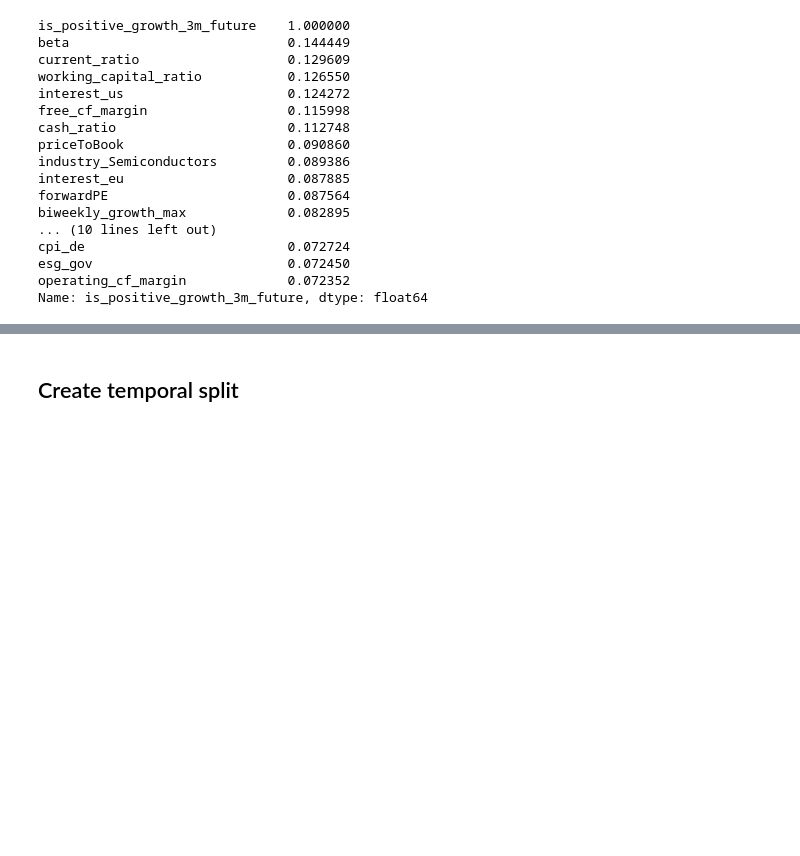
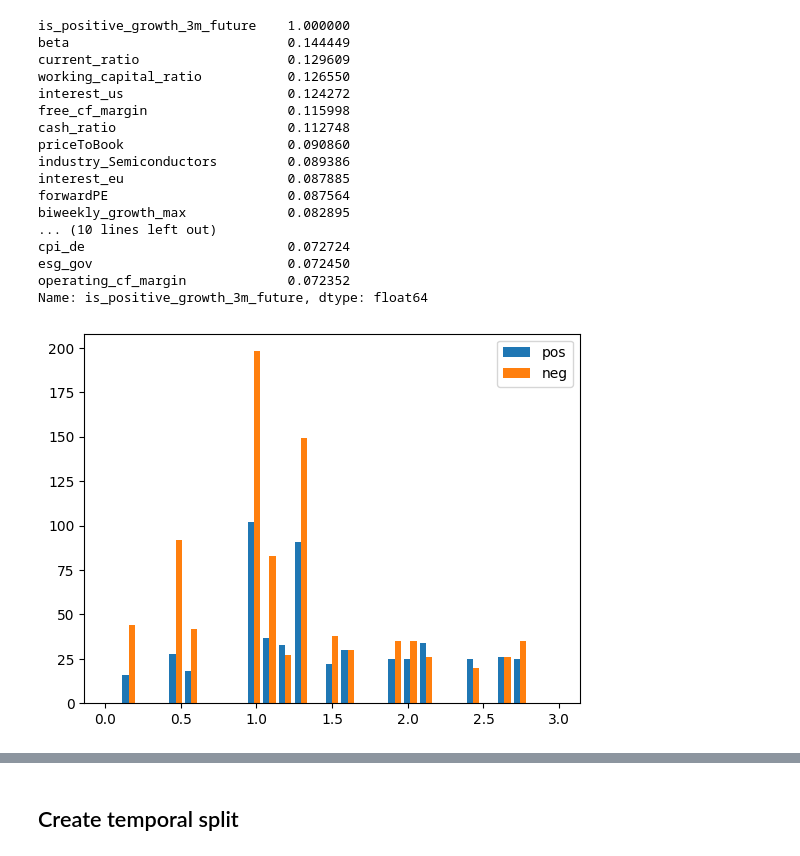
Before and after one commit to terry07/stock-markets-analytics-zoomcamp-project-by-sk, a Jupyter notebook: notebooks/dataset_transformation.ipynb, the cells around one changed output, grey strips where cells are left out. Drawn from its saved outputs; the diff is of its cells as text; code cells hidden in the pictures; blank space fills up the shorter version.

Commit message:
feat: add histogram plots per label for top-2 correlated variables

```diff
--- a/notebooks/dataset_transformation.ipynb
+++ b/notebooks/dataset_transformation.ipynb
@@ -143,3 +145,15 @@ cpi_de                          0.072724
 esg_gov                         0.072450
 operating_cf_margin             0.072352
 Name: is_positive_growth_3m_future, dtype: float64
+# %%
+# Visualize the distribution of top-correlated variable per actual label
+
+x = dataset["beta"][dataset['is_positive_growth_3m_future'] == 1]
+y = dataset["beta"][dataset['is_positive_growth_3m_future'] == 0]
+bins = np.linspace(0, 3, 30)
+
+plt.hist([x, y], bins, label=['pos', 'neg'])
+plt.legend(loc='upper right')
+plt.show()
+# %% [output]
+[figure, added]
```
Also changed, not shown: parts of 2 cells of this notebook.
